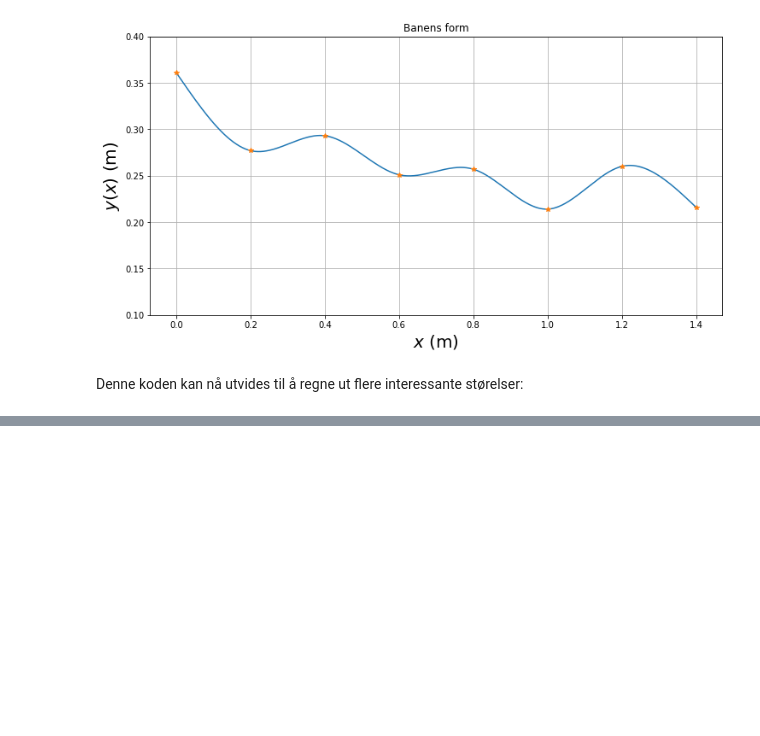
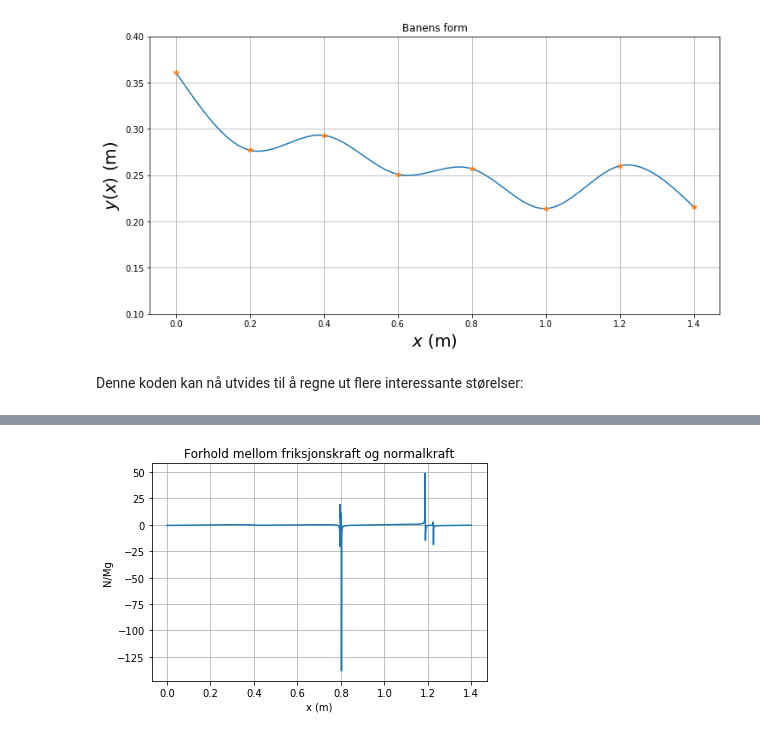
Before and after one commit to nerok/TFY4125-305-1, a Jupyter notebook: cubicspline.ipynb, the cells around one changed output, grey strips where cells are left out. Cells and saved outputs as stored; diff of their text form; code cells hidden in the pictures; blank space fills up the shorter version.

```diff
--- a/cubicspline.ipynb
+++ b/cubicspline.ipynb
@@ -134,0 +149,12 @@ plt.show()
+# %%
+# f / N
+
+plt.plot(x, frik/N)
+plt.title('Forhold mellom friksjonskraft og normalkraft')
+plt.ylabel('N/Mg')
+plt.xlabel('x (m)')
+plt.grid()
+plt.draw()
+plt.show()
+# %% [output]
+[figure, added]
```
Also changed, not shown: parts of 5 cells of this notebook.
